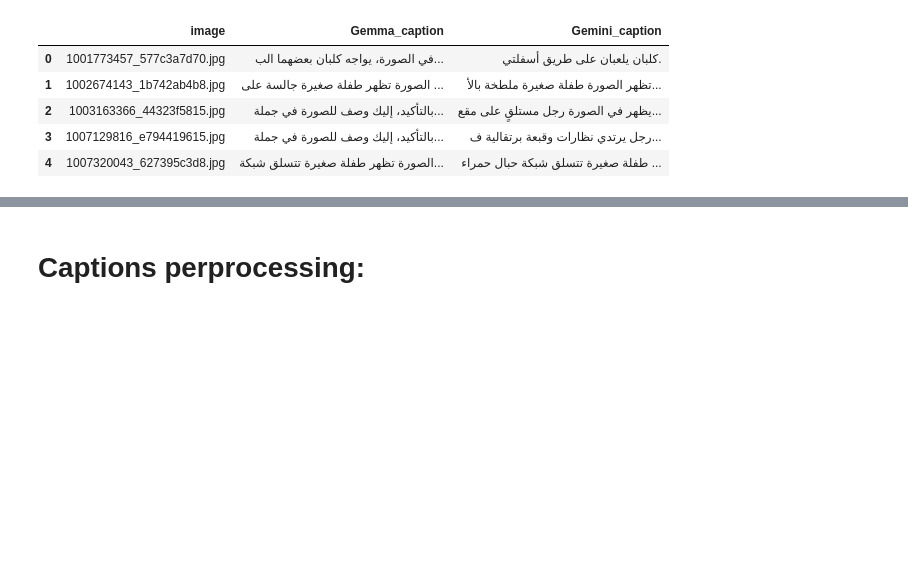
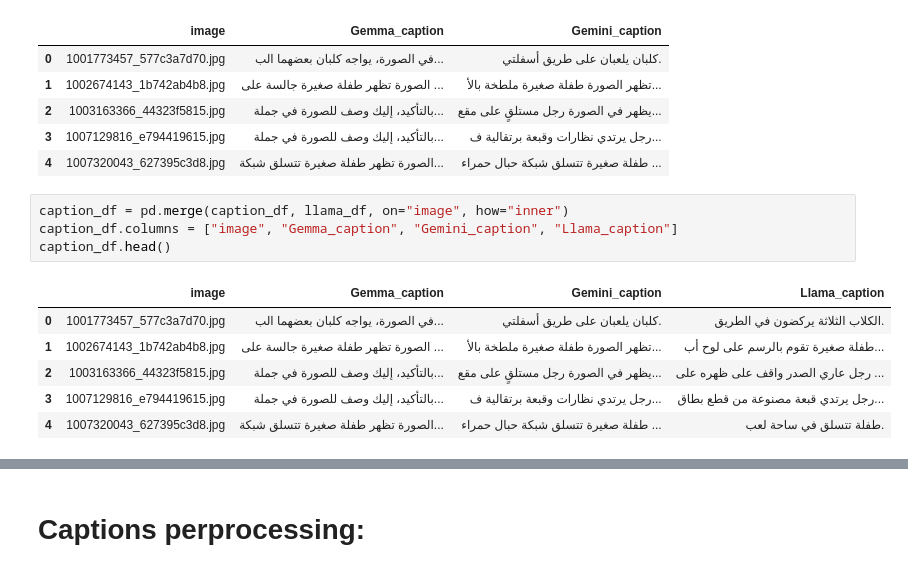
Before and after one commit to khaoula023/image_caption_generation, a Jupyter notebook: research/caption_preprocessing.ipynb, the cells around one changed output, grey strips where cells are left out. Saved outputs shown, nothing was run; the diff lists cells and outputs as text; blank space fills up the shorter version.

```diff
--- a/research/caption_preprocessing.ipynb
+++ b/research/caption_preprocessing.ipynb
@@ -159,6 +196,17 @@ caption_df.head()
 | 2 | 1003163366_44323f5815.jpg | بالتأكيد، إليك وصف للصورة في جملة... | يظهر في الصورة رجل مستلقٍ على مقع... |
 | 3 | 1007129816_e794419615.jpg | بالتأكيد، إليك وصف للصورة في جملة... | رجل يرتدي نظارات وقبعة برتقالية ف... |
 | 4 | 1007320043_627395c3d8.jpg | الصورة تظهر طفلة صغيرة تتسلق شبكة... | طفلة صغيرة تتسلق شبكة حبال حمراء ... |
+# %%
+caption_df = pd.merge(caption_df, llama_df, on="image", how="inner")
+caption_df.columns = ["image", "Gemma_caption", "Gemini_caption", "Llama_caption"]
+caption_df.head()
+# %% [output]
+|  | image | Gemma_caption | Gemini_caption | Llama_caption |
+| 0 | 1001773457_577c3a7d70.jpg | في الصورة، يواجه كلبان بعضهما الب... | كلبان يلعبان على طريق أسفلتي. | الكلاب الثلاثة يركضون في الطريق. |
+| 1 | 1002674143_1b742ab4b8.jpg | الصورة تظهر طفلة صغيرة جالسة على ... | تظهر الصورة طفلة صغيرة ملطخة بالأ... | طفلة صغيرة تقوم بالرسم على لوح أب... |
+| 2 | 1003163366_44323f5815.jpg | بالتأكيد، إليك وصف للصورة في جملة... | يظهر في الصورة رجل مستلقٍ على مقع... | رجل عاري الصدر واقف على ظهره على ... |
+| 3 | 1007129816_e794419615.jpg | بالتأكيد، إليك وصف للصورة في جملة... | رجل يرتدي نظارات وقبعة برتقالية ف... | رجل يرتدي قبعة مصنوعة من قطع بطاق... |
+| 4 | 1007320043_627395c3d8.jpg | الصورة تظهر طفلة صغيرة تتسلق شبكة... | طفلة صغيرة تتسلق شبكة حبال حمراء ... | طفلة تتسلق في ساحة لعب. |
 # %%
 print(f'The data has {caption_df.shape} captions')
 # %% [output]
```
Also changed, not shown: parts of 9 cells of this notebook, 6 other files.
